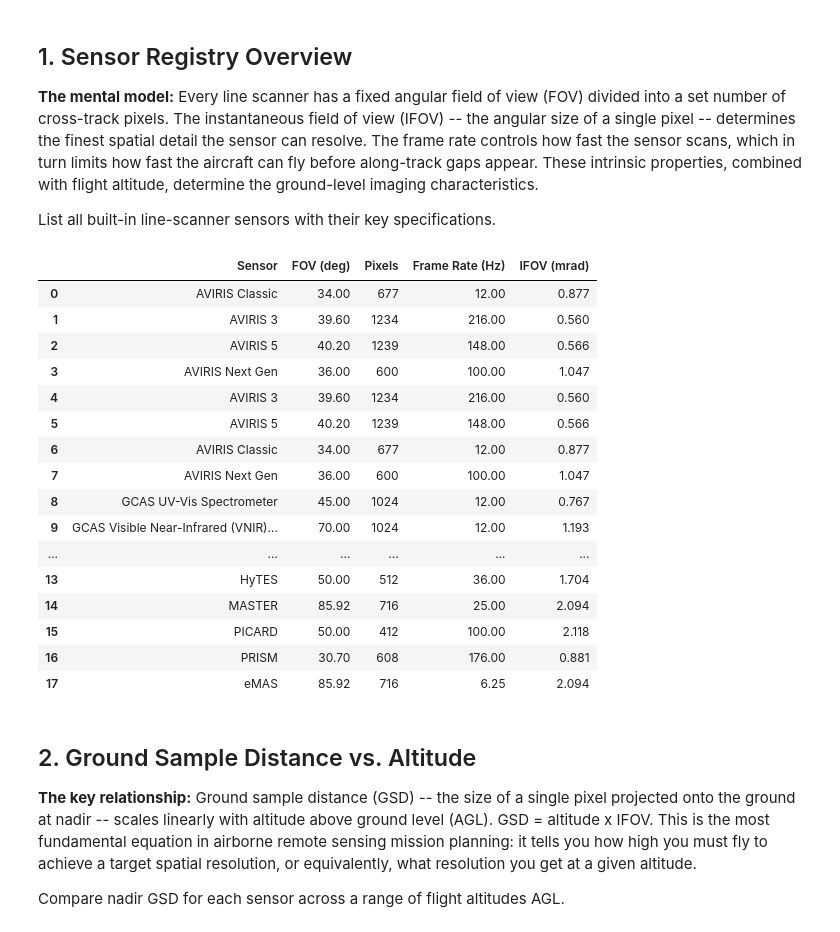
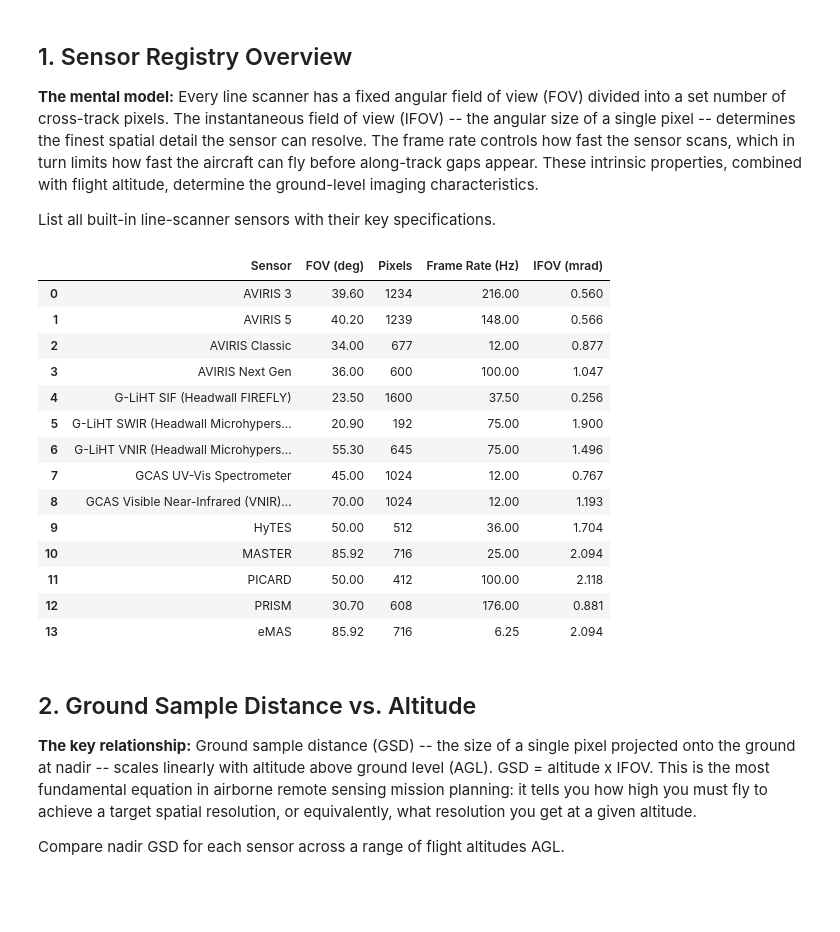
Before and after one commit to ryanpavlick/hyplan, a Jupyter notebook: notebooks/sensor_comparison.ipynb, the cells around one changed output. Saved outputs shown, nothing was run; the diff lists cells and outputs as text; code cells hidden in the pictures; blank space fills up the shorter version.

```diff
--- a/notebooks/sensor_comparison.ipynb
+++ b/notebooks/sensor_comparison.ipynb
@@ -45,37 +45,37 @@ from hyplan.units import ureg
 List all built-in line-scanner sensors with their key specifications.
 # %%
 rows = []
-for name, cls in sorted(SENSOR_REGISTRY.items()):
-    sensor = cls()
+# Iterate unique factories so each LineScanner class appears once,
+# regardless of how many aliases it has in the registry.
+for factory in set(SENSOR_REGISTRY.values()):
+    sensor = factory()
     if isinstance(sensor, LineScanner):
         rows.append({
             "Sensor": sensor.name,
             "FOV (deg)": sensor.fov,
             "Pixels": sensor.across_track_pixels,
             "Frame Rate (Hz)": sensor.frame_rate.to(ureg.Hz).magnitude,
             "IFOV (mrad)": round(sensor.ifov * 1000 * np.pi / 180, 3),
         })
 
-spec_df = pd.DataFrame(rows)
+spec_df = pd.DataFrame(rows).sort_values("Sensor").reset_index(drop=True)
 spec_df
 # %% [output]
 |  | Sensor | FOV (deg) | Pixels | Frame Rate (Hz) | IFOV (mrad) |
-| 0 | AVIRIS Classic | 34.00 | 677 | 12.00 | 0.877 |
-| 1 | AVIRIS 3 | 39.60 | 1234 | 216.00 | 0.560 |
-| 2 | AVIRIS 5 | 40.20 | 1239 | 148.00 | 0.566 |
+| 0 | AVIRIS 3 | 39.60 | 1234 | 216.00 | 0.560 |
+| 1 | AVIRIS 5 | 40.20 | 1239 | 148.00 | 0.566 |
+| 2 | AVIRIS Classic | 34.00 | 677 | 12.00 | 0.877 |
 | 3 | AVIRIS Next Gen | 36.00 | 600 | 100.00 | 1.047 |
-| 4 | AVIRIS 3 | 39.60 | 1234 | 216.00 | 0.560 |
-| 5 | AVIRIS 5 | 40.20 | 1239 | 148.00 | 0.566 |
-| 6 | AVIRIS Classic | 34.00 | 677 | 12.00 | 0.877 |
-| 7 | AVIRIS Next Gen | 36.00 | 600 | 100.00 | 1.047 |
-| 8 | GCAS UV-Vis Spectrometer | 45.00 | 1024 | 12.00 | 0.767 |
-| 9 | GCAS Visible Near-Infrared (VNIR)... | 70.00 | 1024 | 12.00 | 1.193 |
-| ... | ... | ... | ... | ... | ... |
-| 13 | HyTES | 50.00 | 512 | 36.00 | 1.704 |
-| 14 | MASTER | 85.92 | 716 | 25.00 | 2.094 |
-| 15 | PICARD | 50.00 | 412 | 100.00 | 2.118 |
-| 16 | PRISM | 30.70 | 608 | 176.00 | 0.881 |
-| 17 | eMAS | 85.92 | 716 | 6.25 | 2.094 |
+| 4 | G-LiHT SIF (Headwall FIREFLY) | 23.50 | 1600 | 37.50 | 0.256 |
+| 5 | G-LiHT SWIR (Headwall Microhypers... | 20.90 | 192 | 75.00 | 1.900 |
+| 6 | G-LiHT VNIR (Headwall Microhypers... | 55.30 | 645 | 75.00 | 1.496 |
+| 7 | GCAS UV-Vis Spectrometer | 45.00 | 1024 | 12.00 | 0.767 |
+| 8 | GCAS Visible Near-Infrared (VNIR)... | 70.00 | 1024 | 12.00 | 1.193 |
+| 9 | HyTES | 50.00 | 512 | 36.00 | 1.704 |
+| 10 | MASTER | 85.92 | 716 | 25.00 | 2.094 |
+| 11 | PICARD | 50.00 | 412 | 100.00 | 2.118 |
+| 12 | PRISM | 30.70 | 608 | 176.00 | 0.881 |
+| 13 | eMAS | 85.92 | 716 | 6.25 | 2.094 |
 # %% [markdown]
 ## 2. Ground Sample Distance vs. Altitude
 
```
Also changed, not shown: 15 other files.
